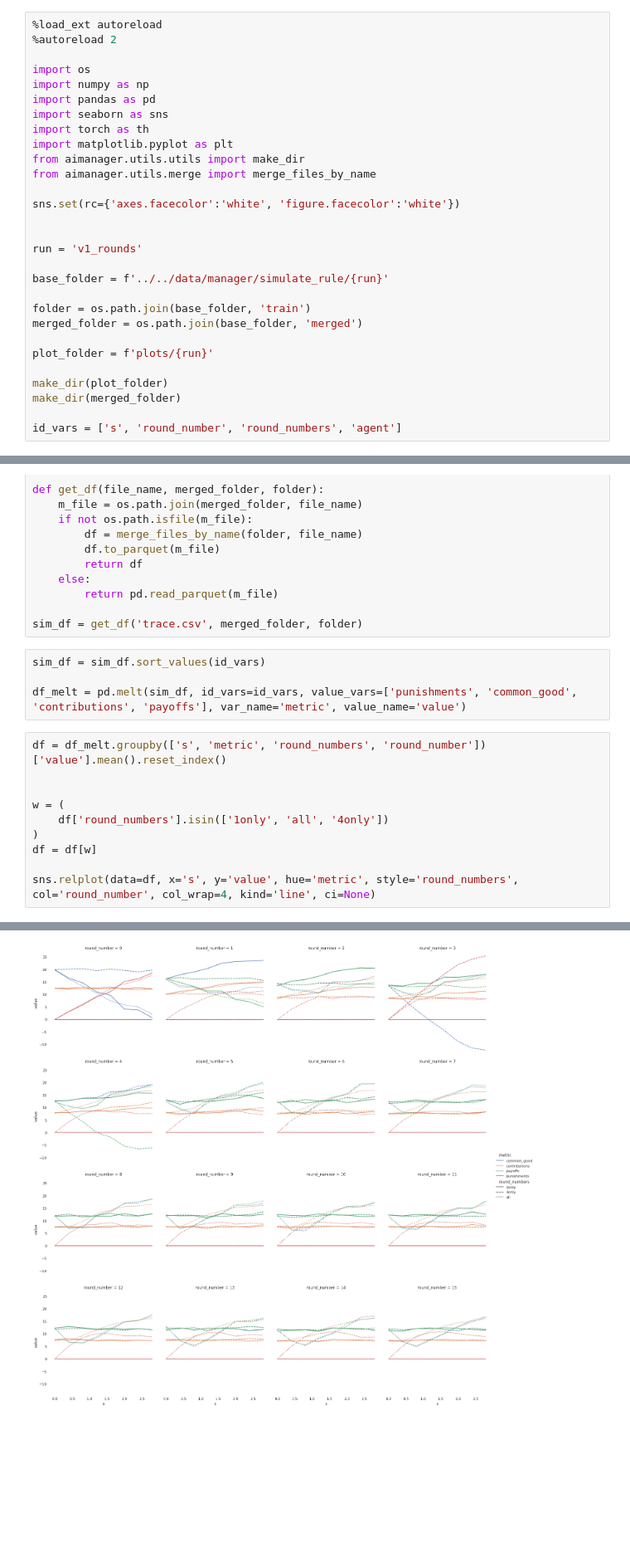
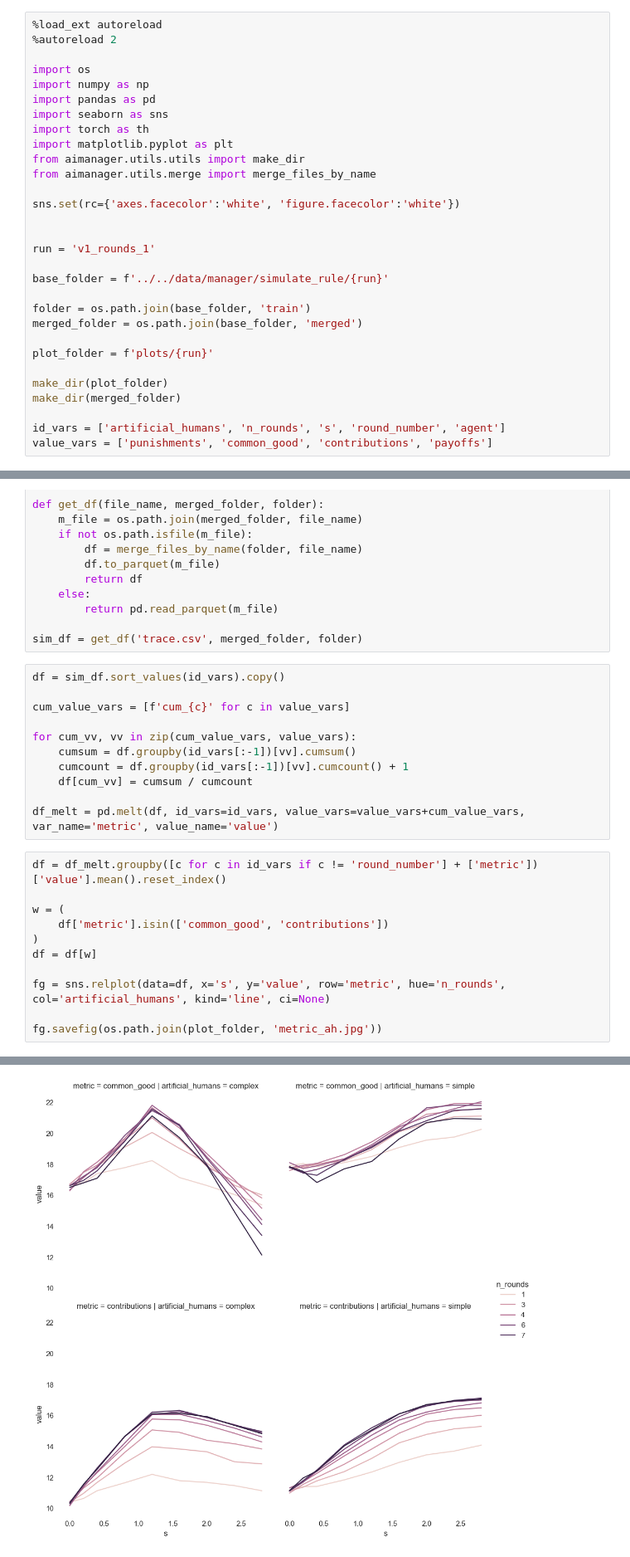
Before and after one commit to center-for-humans-and-machines/algorithmic-institutions, a Jupyter notebook: notebooks/manager_evaluation/simulate_rule_v1_rounds.ipynb, the cells around one changed output, grey strips where cells are left out. Shown at 83% size. Cells and saved outputs as stored; diff of their text form; blank space fills up the shorter version.

```diff
--- a/notebooks/manager_evaluation/simulate_rule_v1_rounds.ipynb
+++ b/notebooks/manager_evaluation/simulate_rule_v1_rounds.ipynb
@@ -14,7 +14,7 @@ from aimanager.utils.merge import merge_files_by_name
 sns.set(rc={'axes.facecolor':'white', 'figure.facecolor':'white'})
 
 
-run = 'v1_rounds'
+run = 'v1_rounds_1'
 
 base_folder = f'../../data/manager/simulate_rule/{run}'
 
@@ -26,7 +26,8 @@ plot_folder = f'plots/{run}'
 make_dir(plot_folder)
 make_dir(merged_folder)
 
-id_vars = ['s', 'round_number', 'round_numbers', 'agent']
+id_vars = ['artificial_humans', 'n_rounds', 's', 'round_number', 'agent']
+value_vars = ['punishments', 'common_good', 'contributions', 'payoffs']
 # %% [output]
 The autoreload extension is already loaded. To reload it, use:
   %reload_ext autoreload
@@ -46,18 +47,26 @@ def get_df(file_name, merged_folder, folder):
         return pd.read_parquet(m_file)
 
 sim_df = get_df('trace.csv', merged_folder, folder)
-# %%
-sim_df = sim_df.sort_values(id_vars)
-
-df_melt = pd.melt(sim_df, id_vars=id_vars, value_vars=['punishments', 'common_good', 'contributions', 'payoffs'], var_name='metric', value_name='value')
+# %%
+df = sim_df.sort_values(id_vars).copy()
+
+cum_value_vars = [f'cum_{c}' for c in value_vars]
+
+for cum_vv, vv in zip(cum_value_vars, value_vars):
+    cumsum = df.groupby(id_vars[:-1])[vv].cumsum()
+    cumcount = df.groupby(id_vars[:-1])[vv].cumcount() + 1
+    df[cum_vv] = cumsum / cumcount
+
+df_melt = pd.melt(df, id_vars=id_vars, value_vars=value_vars+cum_value_vars, var_name='metric', value_name='value')
 # %%
-df = df_melt.groupby(['s', 'metric', 'round_numbers', 'round_number'])['value'].mean().reset_index()
-
+df = df_melt.groupby([c for c in id_vars if c != 'round_number'] + ['metric'])['value'].mean().reset_index()
 
 w = (
-    df['round_numbers'].isin(['1only', 'all', '4only'])
+    df['metric'].isin(['common_good', 'contributions'])
 )
 df = df[w]
 
-sns.relplot(data=df, x='s', y='value', hue='metric', style='round_numbers', col='round_number', col_wrap=4, kind='line', ci=None)
+fg = sns.relplot(data=df, x='s', y='value', row='metric', hue='n_rounds', col='artificial_humans', kind='line', ci=None)
+
+fg.savefig(os.path.join(plot_folder, 'metric_ah.jpg'))
 # %% [output]
@@ -65 +73 @@ sns.relplot(data=df, x='s', y='value', hue='metric', style='round_numbers', col=
-[figure, old version]
+[figure, new version]
```
Also changed, not shown: parts of 3 cells of this notebook, 12 other files.
